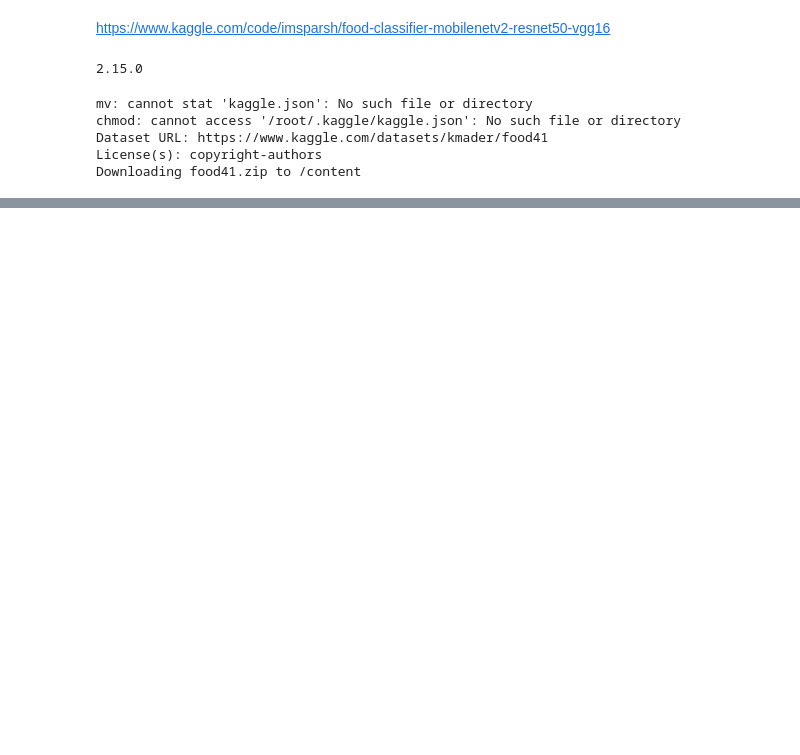
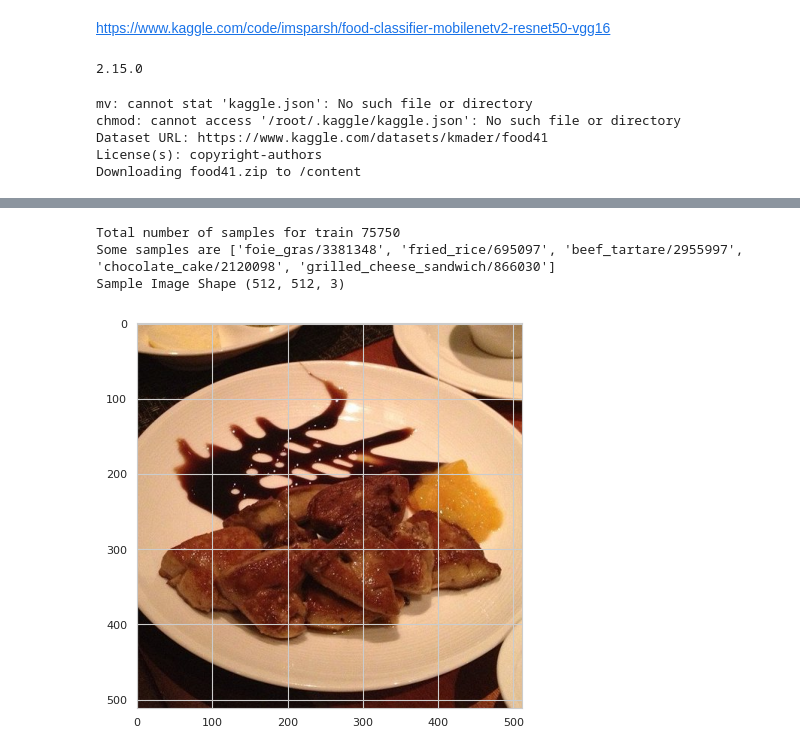
Before and after one commit to dothouse/project3, a Jupyter notebook: code/song/practice_modeling/practice4_food_classification.ipynb, the cells around one changed output, grey strips where cells are left out. Drawn from its saved outputs; the diff is of its cells as text; code cells hidden in the pictures; blank space fills up the shorter version.

```diff
--- a/code/song/practice_modeling/practice4_food_classification.ipynb
+++ b/code/song/practice_modeling/practice4_food_classification.ipynb
@@ -83,7 +83,7 @@ License(s): copyright-authors
 Downloading food41.zip to /content
 # %%
 import json
-folder_main = '/kaggle/input/food41'
+folder_main = 'food41'
 folder_images = os.path.join(folder_main, 'images')
 trainjson_fp = folder_main+'/meta/meta/train.json'
 testjson_fp = folder_main+'/meta/meta/test.json'
@@ -97,0 +118,25 @@ FileNotFoundError: [Errno 2] No such file or directory: '/kaggle/input/food41/me
+# %%
+# helper function
+
+def readImg(img):
+    global folder_images
+    return imread(os.path.join(folder_images, img+'.jpg'))
+
+def showImg(img):
+    plt.figure(figsize=(5,5))
+    plt.imshow(img)
+    plt.show()
+# %%
+# create training data
+set_seed()
+train_samples = list(np.random.permutation(list(pd.core.common.flatten(trainjson.values()))))
+print("Total number of samples for train",len(train_samples))
+print("Some samples are",train_samples[:5])
+sample_img = readImg(train_samples[0])
+print("Sample Image Shape",sample_img.shape)
+showImg(sample_img)
+# %% [output]
+Total number of samples for train 75750
+Some samples are ['foie_gras/3381348', 'fried_rice/695097', 'beef_tartare/2955997', 'chocolate_cake/2120098', 'grilled_cheese_sandwich/866030']
+Sample Image Shape (512, 512, 3)
+[figure, added]
```
Also changed, not shown: parts of 24 cells of this notebook, 15 other files.
